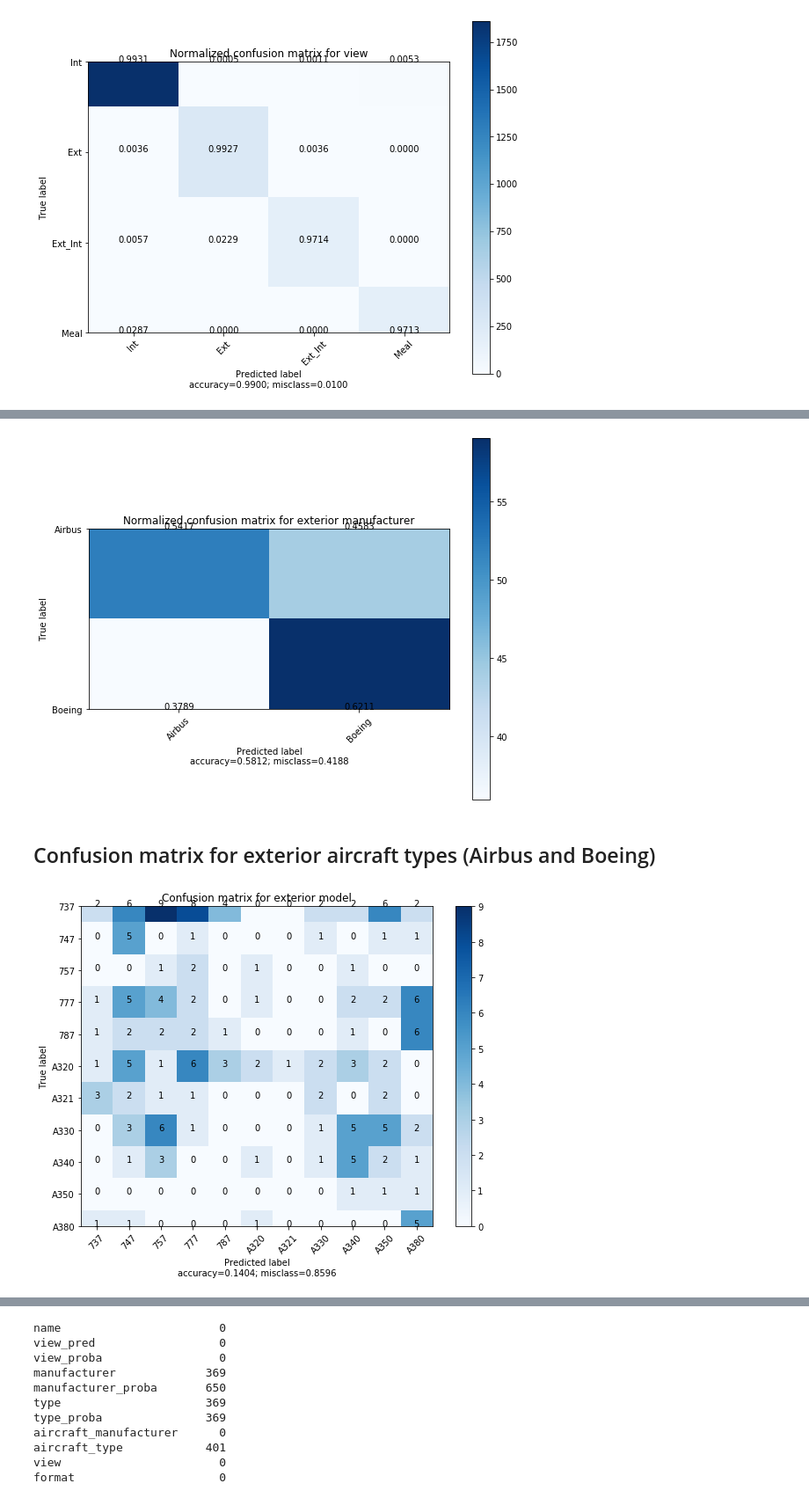
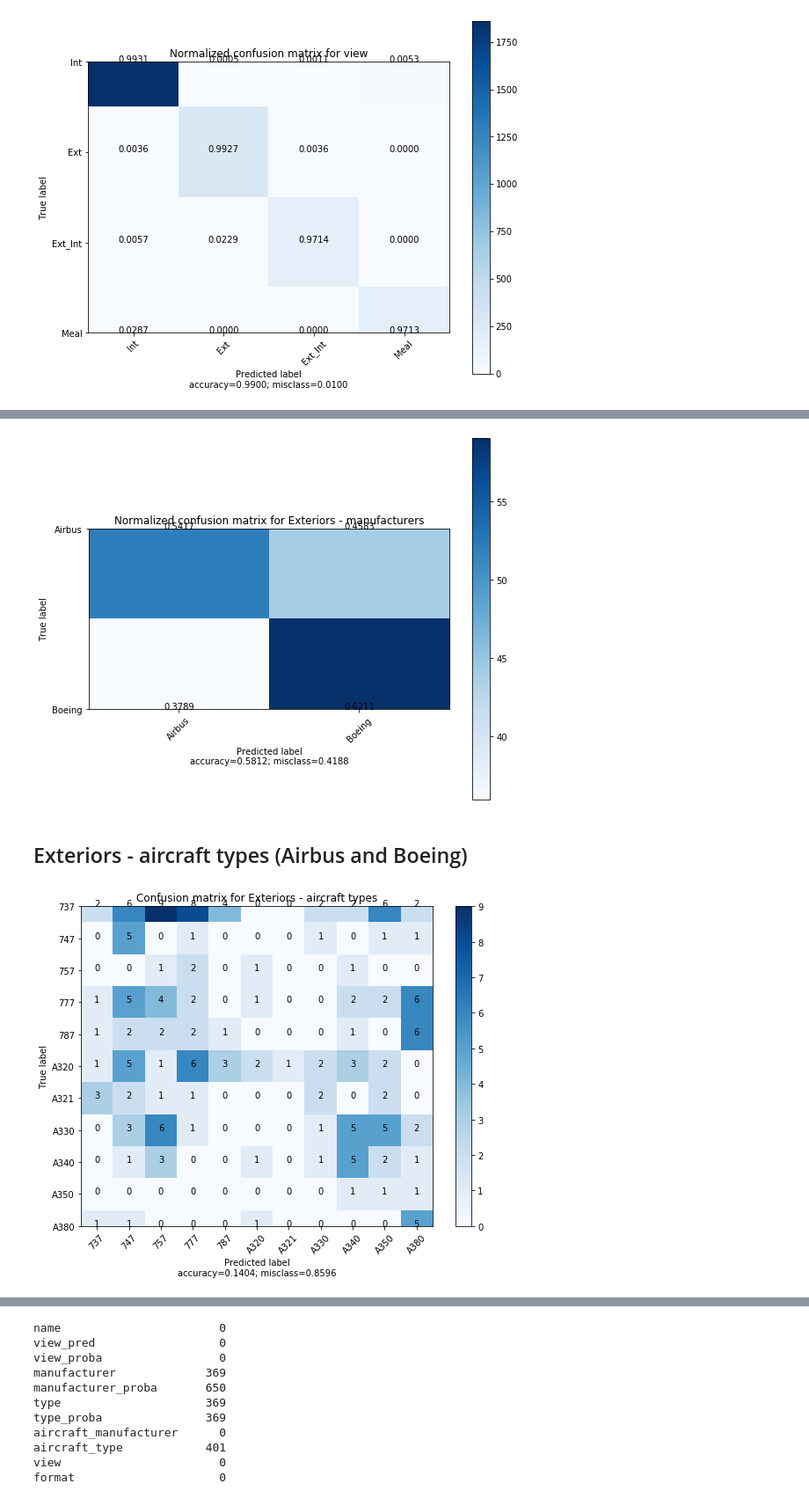
Before and after one commit to interpromoSID2020Airbus/g7_images_sociales, a Jupyter notebook: Results/g7_confusion_matrix.ipynb, the cells around one changed output, grey strips where cells are left out. Shown at 88% size. Drawn from its saved outputs; the diff is of its cells as text; code cells hidden in the pictures.

```diff
--- a/Results/g7_confusion_matrix.ipynb
+++ b/Results/g7_confusion_matrix.ipynb
@@ -170,10 +268,10 @@ plot_confusion_matrix(confusion_matrix_ext, labels_ext_man, title='Confusion mat
 # %%
 plot_confusion_matrix(confusion_matrix_ext, labels_ext_man,
-                      title='Normalized confusion matrix for exterior manufacturer', normalize=True)
+                      title='Normalized confusion matrix for Exteriors - manufacturers', normalize=True)
 # %% [output]
-[figure, old version]
+[figure, new version]
 # %% [markdown]
-## Confusion matrix for exterior aircraft types (Airbus and Boeing)
+## Exteriors -  aircraft types (Airbus and Boeing)
 # %%
 # Create a new matrix which contains only aircraft types of interest
 df_col = list(df.columns)
@@ -200,8 +298,8 @@ confusion_matrix_ext_mod = confusion_matrix(
     y_true_ext_mod, y_pred_ext_mod, labels=labels_mod)
 # %%
 plot_confusion_matrix(confusion_matrix_ext_mod, labels_mod,
-                      title='Confusion matrix for exterior model', normalize=False)
+                      title='Confusion matrix for Exteriors - aircraft types', normalize=False)
 # %% [output]
-[figure, old version]
+[figure, new version]
 # %%
 plot_confusion_matrix(confusion_matrix_ext_mod, labels_mod,
```
Also changed, not shown: parts of 53 cells of this notebook, 2 other files.
